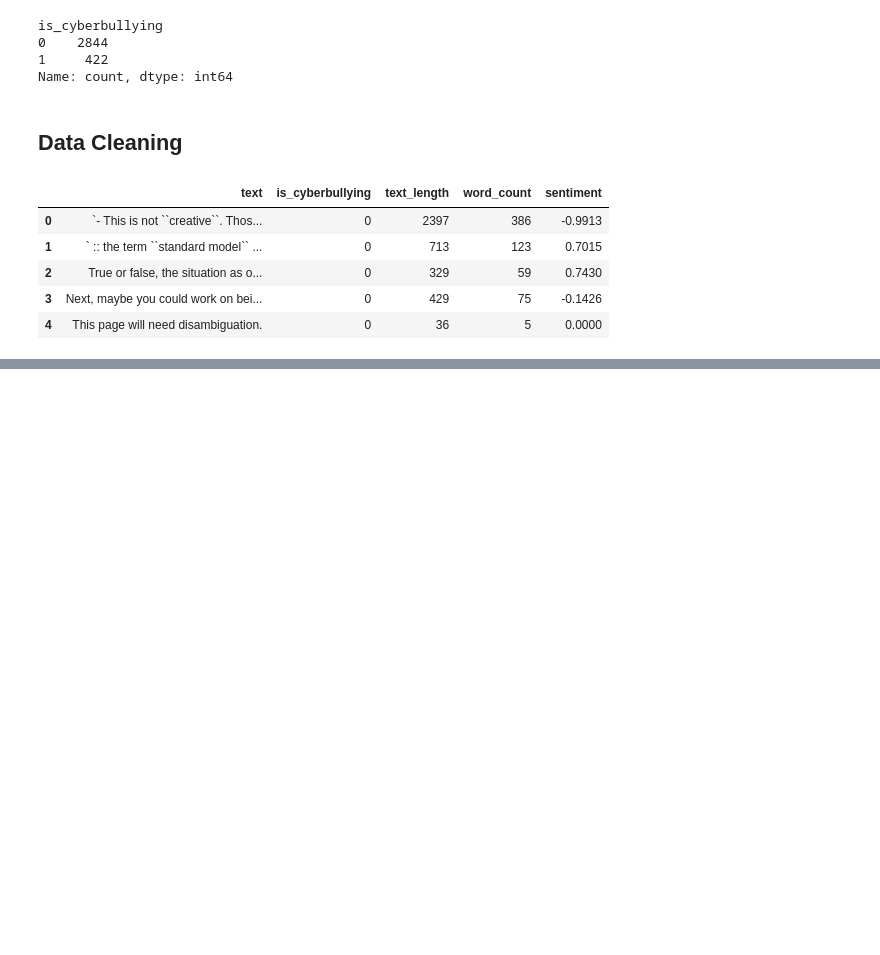
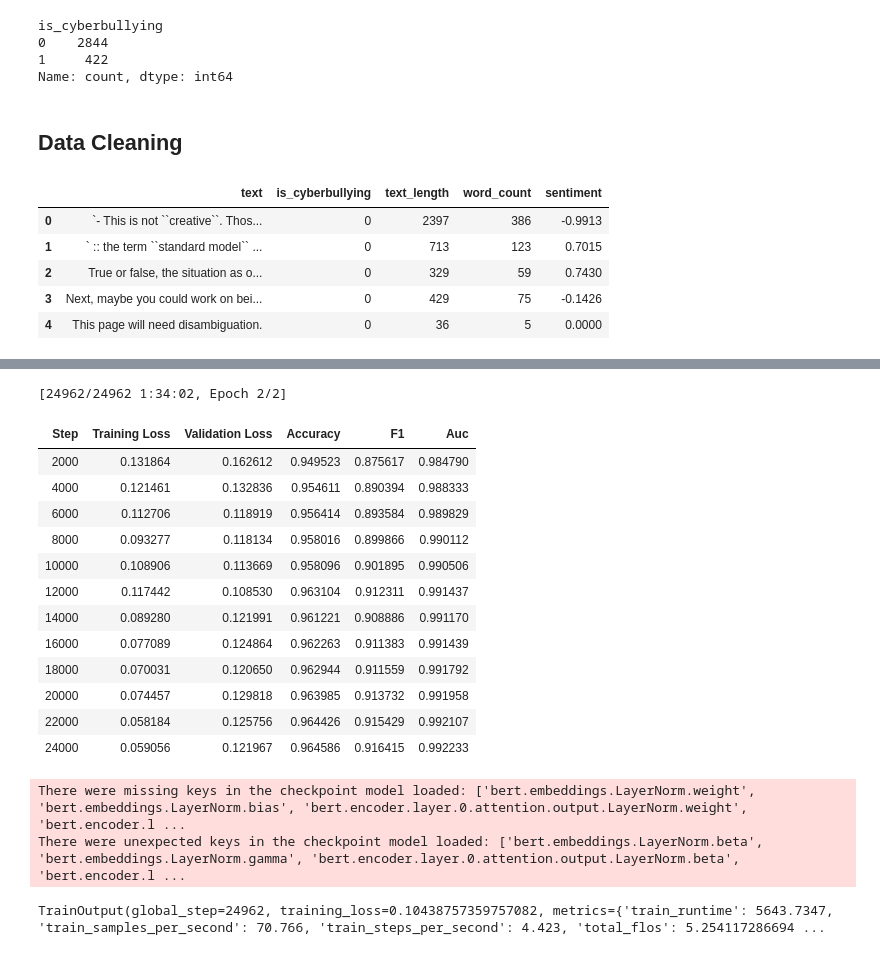
Before and after one commit to otuemre/AdvancedCyberbullyingDetection, a Jupyter notebook: notebooks/AdvancedCyberbullyingDetection.ipynb, the cells around one changed output, grey strips where cells are left out. Cells and saved outputs as stored; diff of their text form; code cells hidden in the pictures; blank space fills up the shorter version.

```diff
--- a/notebooks/AdvancedCyberbullyingDetection.ipynb
+++ b/notebooks/AdvancedCyberbullyingDetection.ipynb
@@ -512,0 +564,17 @@ df.head()
+# %%
+from datasets import Dataset
+
+train_dataset = Dataset.from_dict({
+    "text": X_train.tolist(),
+    "label": y_train.tolist()
+})
+
+val_dataset = Dataset.from_dict({
+    "text": X_val.tolist(),
+    "label": y_val.tolist()
+})
+
+test_dataset = Dataset.from_dict({
+    "text": X_test.tolist(),
+    "label": y_test.tolist()
+})
@@ -512,0 +685,20 @@ df.head()
+# %%
+trainer.train()
+# %% [output]
+[24962/24962 1:34:02, Epoch 2/2]
+| Step | Training Loss | Validation Loss | Accuracy | F1 | Auc |
+| 2000 | 0.131864 | 0.162612 | 0.949523 | 0.875617 | 0.984790 |
+| 4000 | 0.121461 | 0.132836 | 0.954611 | 0.890394 | 0.988333 |
+| 6000 | 0.112706 | 0.118919 | 0.956414 | 0.893584 | 0.989829 |
+| 8000 | 0.093277 | 0.118134 | 0.958016 | 0.899866 | 0.990112 |
+| 10000 | 0.108906 | 0.113669 | 0.958096 | 0.901895 | 0.990506 |
+| 12000 | 0.117442 | 0.108530 | 0.963104 | 0.912311 | 0.991437 |
+| 14000 | 0.089280 | 0.121991 | 0.961221 | 0.908886 | 0.991170 |
+| 16000 | 0.077089 | 0.124864 | 0.962263 | 0.911383 | 0.991439 |
+| 18000 | 0.070031 | 0.120650 | 0.962944 | 0.911559 | 0.991792 |
+| 20000 | 0.074457 | 0.129818 | 0.963985 | 0.913732 | 0.991958 |
+| 22000 | 0.058184 | 0.125756 | 0.964426 | 0.915429 | 0.992107 |
+| 24000 | 0.059056 | 0.121967 | 0.964586 | 0.916415 | 0.992233 |
+There were missing keys in the checkpoint model loaded: ['bert.embeddings.LayerNorm.weight', 'bert.embeddings.LayerNorm.bias', 'bert.encoder.layer.0.attention.output.LayerNorm.weight', 'bert.encoder.l ...
+There were unexpected keys in the checkpoint model loaded: ['bert.embeddings.LayerNorm.beta', 'bert.embeddings.LayerNorm.gamma', 'bert.encoder.layer.0.attention.output.LayerNorm.beta', 'bert.encoder.l ...
+TrainOutput(global_step=24962, training_loss=0.10438757359757082, metrics={'train_runtime': 5643.7347, 'train_samples_per_second': 70.766, 'train_steps_per_second': 4.423, 'total_flos': 5.254117286694 ...
```
Also changed, not shown: parts of 19 cells of this notebook.
